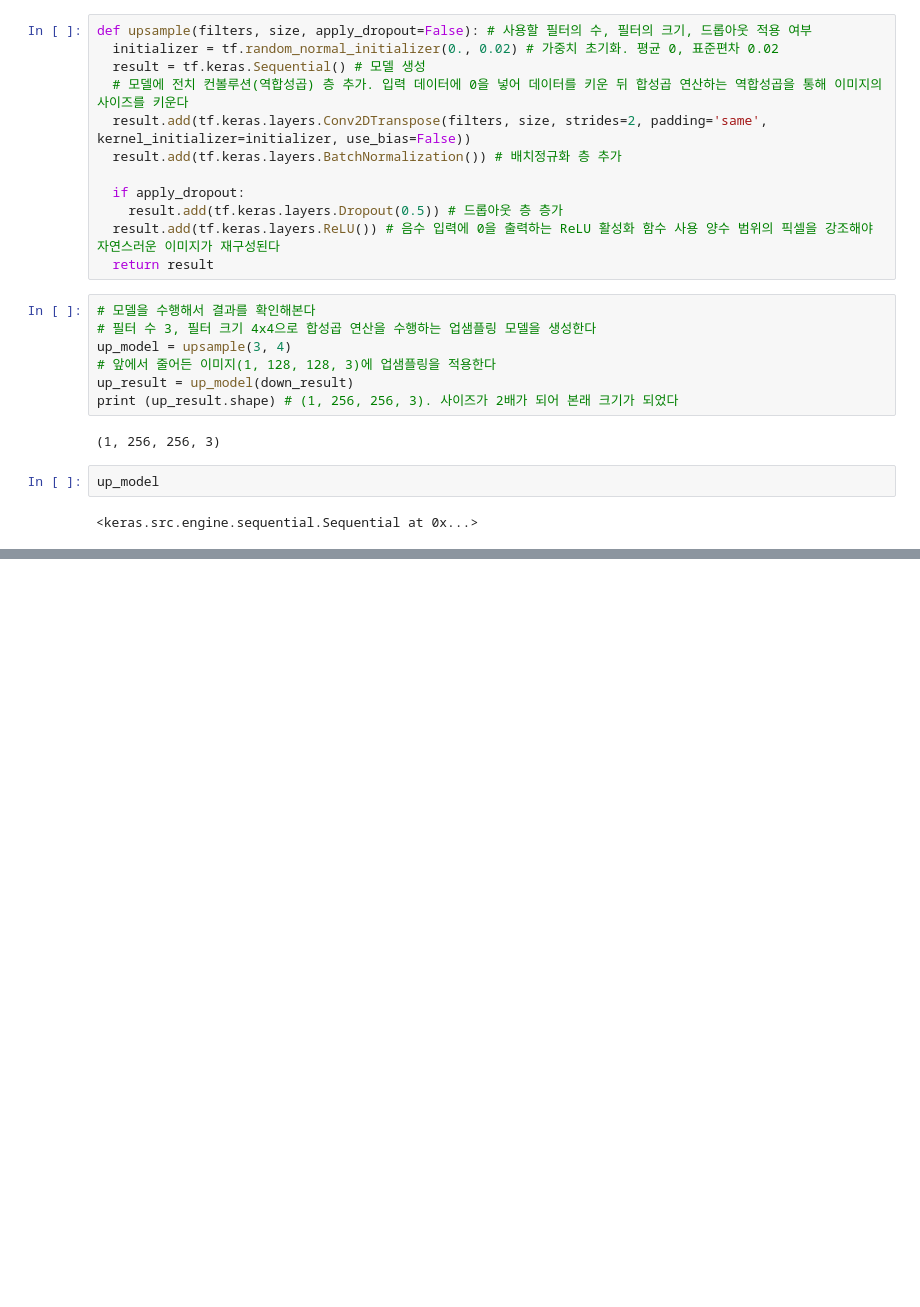
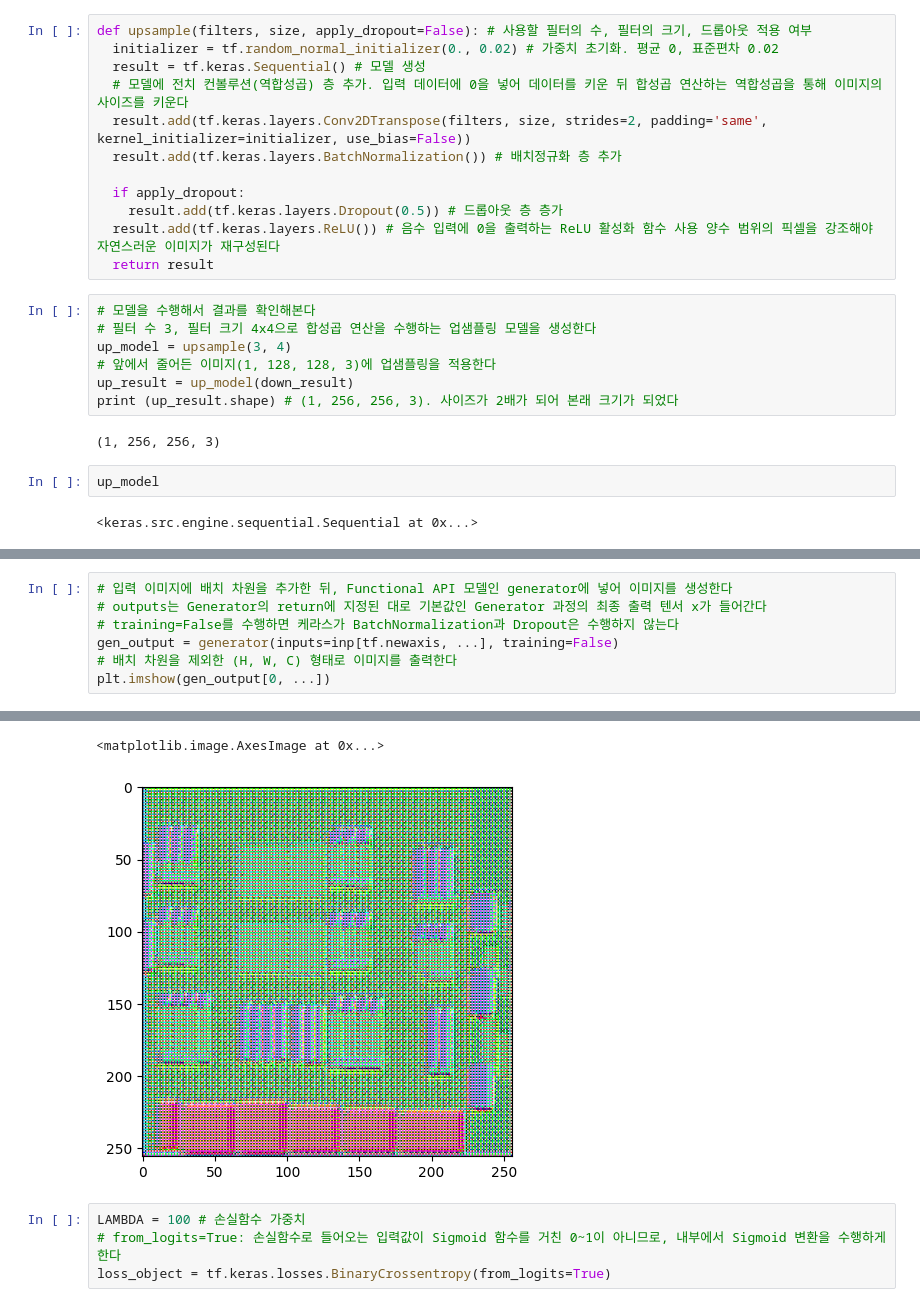
Before and after one commit to Ryu4824/AI_ImgStudy, a Jupyter notebook: CNN 생성 모델/5_5_Pix2Pix.ipynb, the cells around one changed output, grey strips where cells are left out. Saved outputs shown, nothing was run; the diff lists cells and outputs as text; blank space fills up the shorter version.

```diff
--- a/CNN 생성 모델/5_5_Pix2Pix.ipynb
+++ b/CNN 생성 모델/5_5_Pix2Pix.ipynb
@@ -232,0 +238,8 @@ def Generator():
+# %%
+# 입력 이미지에 배치 차원을 추가한 뒤, Functional API 모델인 generator에 넣어 이미지를 생성한다
+# outputs는 Generator의 return에 지정된 대로 기본값인 Generator 과정의 최종 출력 텐서 x가 들어간다
+# training=False를 수행하면 케라스가 BatchNormalization과 Dropout은 수행하지 않는다
+gen_output = generator(inputs=inp[tf.newaxis, ...], training=False)
+# 배치 차원을 제외한 (H, W, C) 형태로 이미지를 출력한다
+plt.imshow(gen_output[0, ...])
+# %% [output]
@@ -232,0 +247,6 @@ def Generator():
+<matplotlib.image.AxesImage at 0x...>
+[figure, added]
+# %%
+LAMBDA = 100 # 손실함수 가중치
+# from_logits=True: 손실함수로 들어오는 입력값이 Sigmoid 함수를 거친 0~1이 아니므로, 내부에서 Sigmoid 변환을 수행하게 한다
+loss_object = tf.keras.losses.BinaryCrossentropy(from_logits=True)
```
Also changed, not shown: parts of 16 cells of this notebook.
